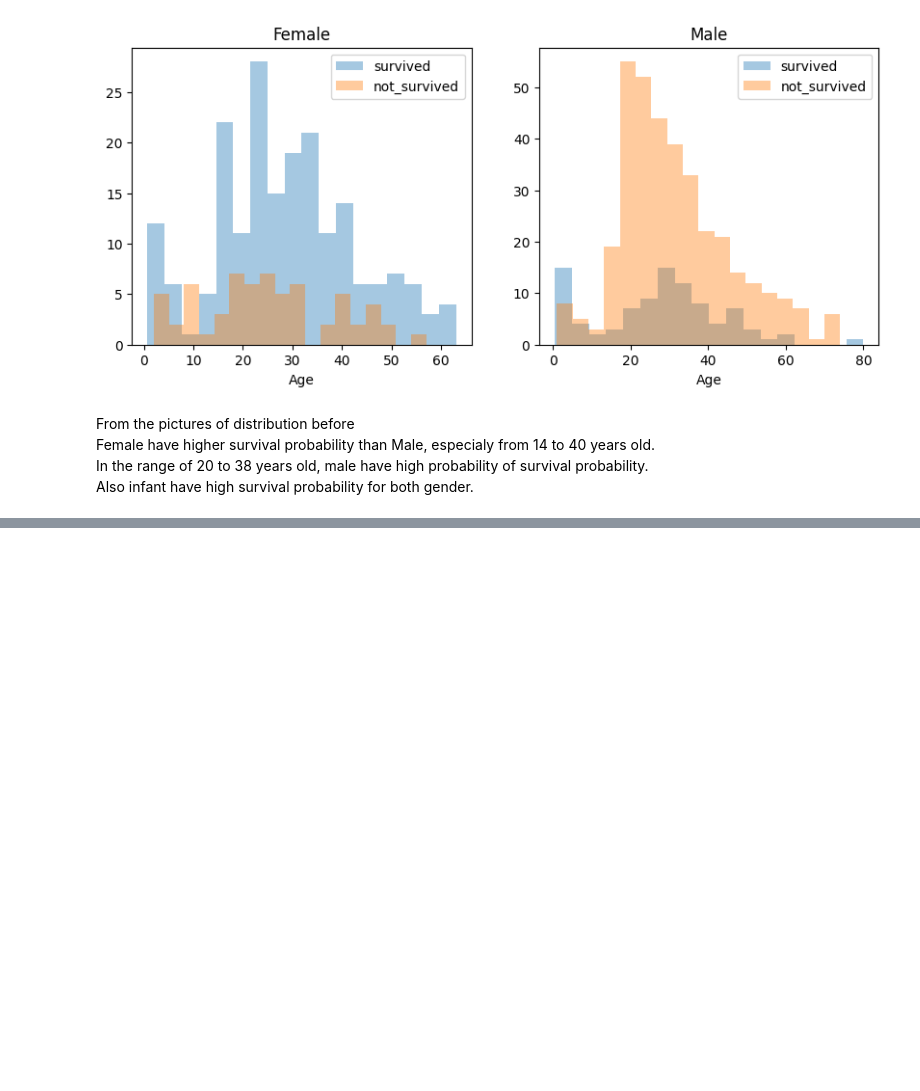
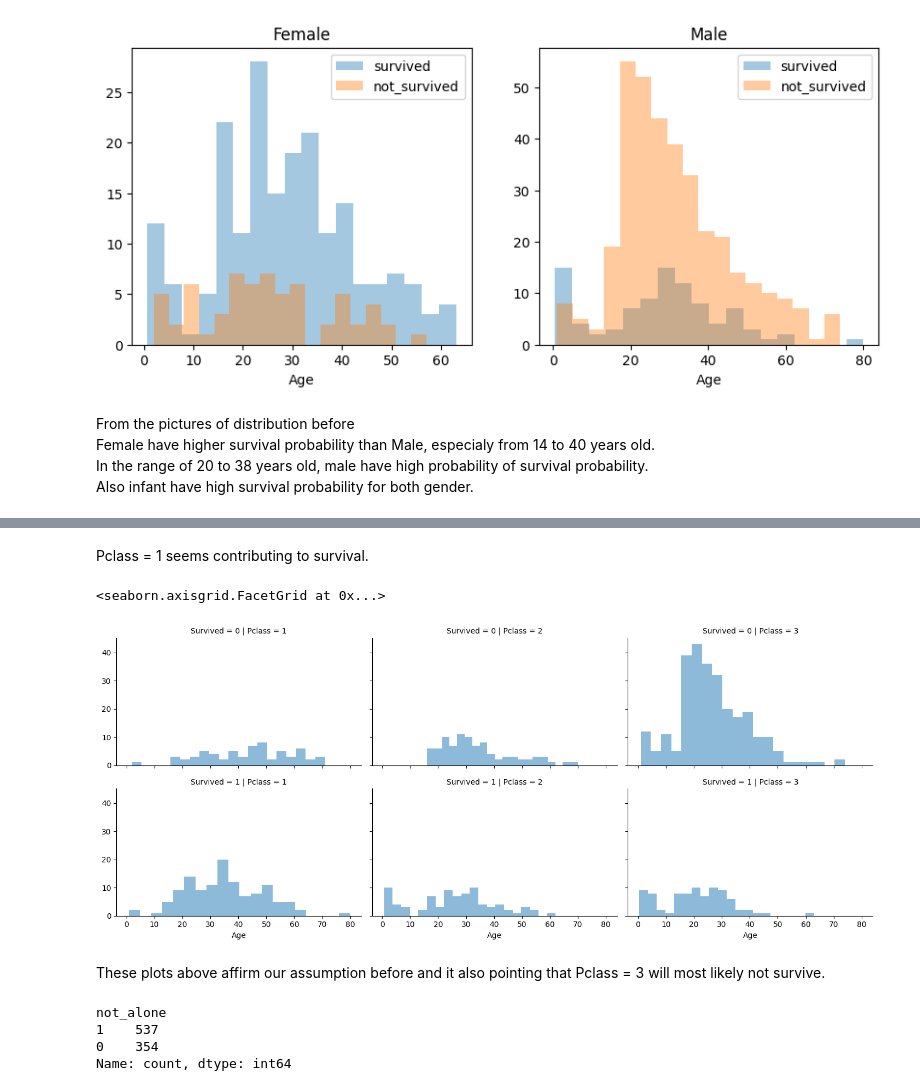
Before and after one commit to classicon6t6/titanic, a Jupyter notebook: titanic.ipynb, the cells around one changed output, grey strips where cells are left out. Drawn from its saved outputs; the diff is of its cells as text; code cells hidden in the pictures; blank space fills up the shorter version.

```diff
--- a/titanic.ipynb
+++ b/titanic.ipynb
@@ -198,0 +188,25 @@ FacetGrid.add_legend()
+# %% [markdown]
+Pclass = 1 seems contributing to survival.
+# %%
+grid = sns.FacetGrid(train_df, col = 'Pclass', row = 'Survived', aspect = 1.6)
+grid.map(plt.hist, 'Age', alpha=.5, bins=20)
+grid.add_legend()
+# %% [output]
+<seaborn.axisgrid.FacetGrid at 0x...>
+[figure, added]
+# %% [markdown]
+These plots above affirm our assumption before and it also pointing that Pclass = 3 will most likely not survive.
+# %%
+data = [train_df, test_df]
+for dataset in data:
+    dataset['relatives'] = dataset['SibSp'] + dataset['Parch']
+    dataset.loc[dataset['relatives'] > 0, 'not_alone'] = 0
+    dataset.loc[dataset['relatives'] == 0, 'not_alone'] = 1
+    dataset['not_alone'] = dataset['not_alone'].astype(int)
+
+train_df['not_alone'].value_counts()
+# %% [output]
+not_alone
+1    537
+0    354
+Name: count, dtype: int64
```
Also changed, not shown: parts of 19 cells of this notebook.
